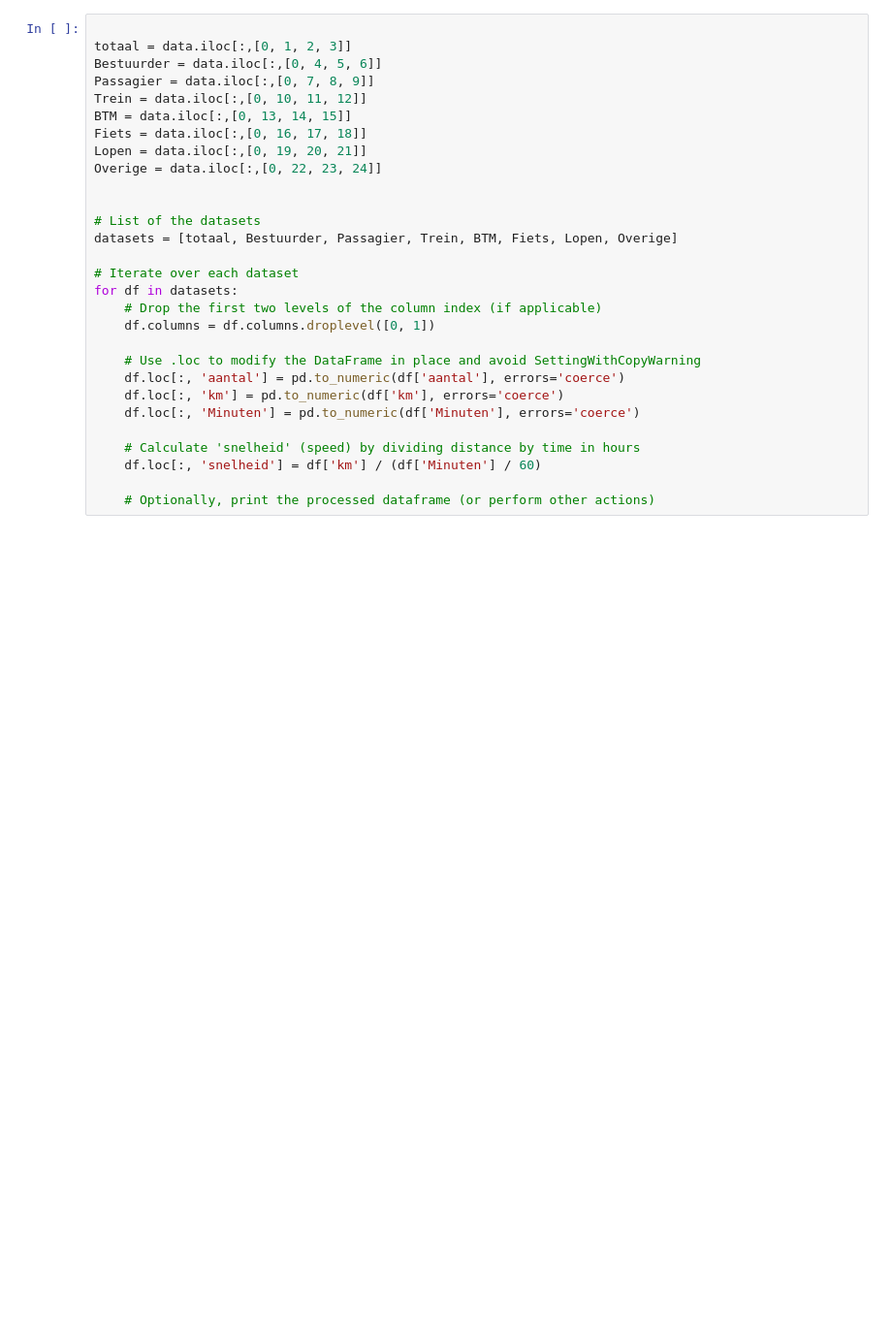
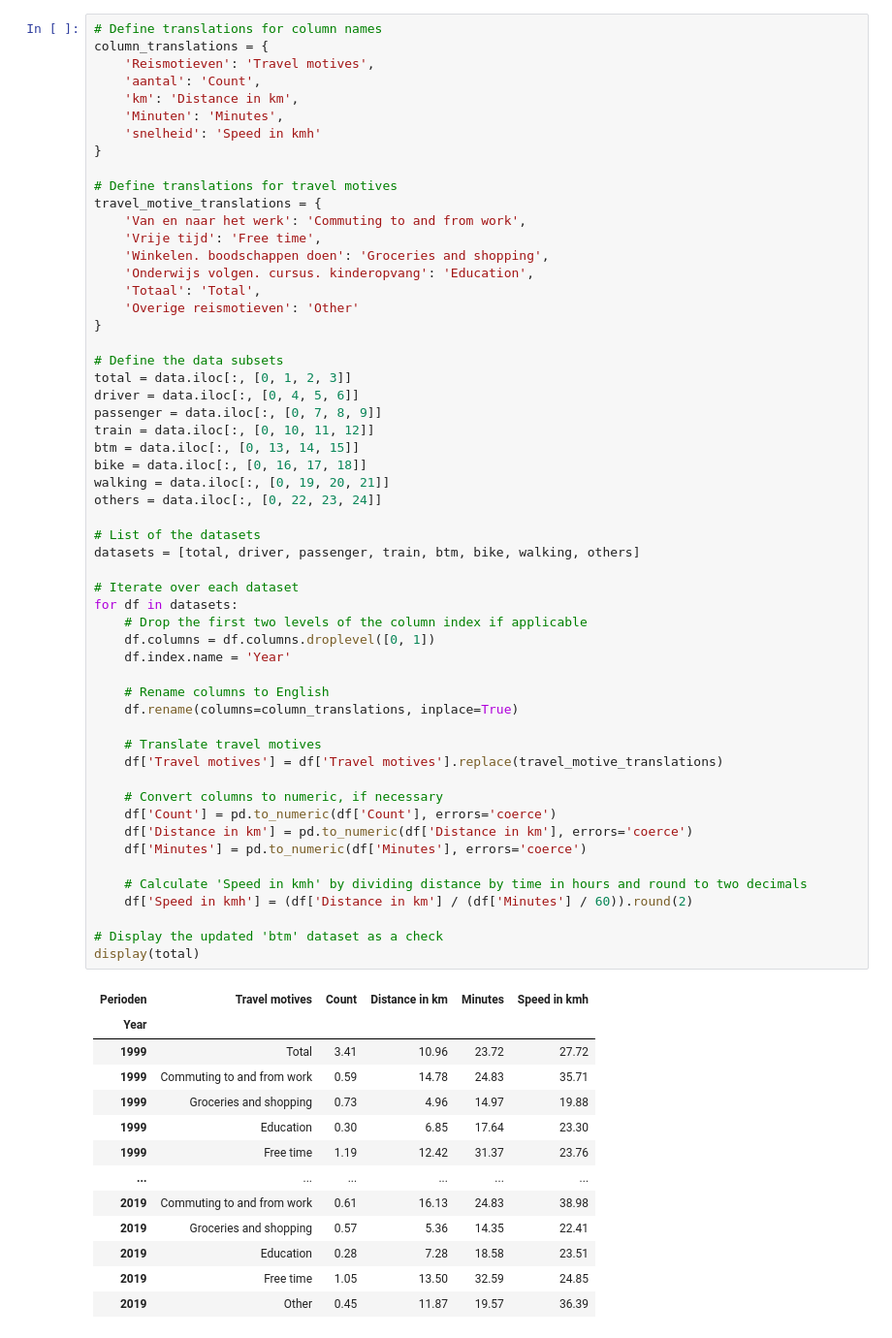
Before and after one commit to WoutevdH/TIL6020-LabAssignments, a Jupyter notebook: test patrick en martijn.ipynb, the cells around one changed output. Shown at 97% size. Saved outputs shown, nothing was run; the diff lists cells and outputs as text; blank space fills up the shorter version.

```diff
--- a/test patrick en martijn.ipynb
+++ b/test patrick en martijn.ipynb
@@ -33,30 +17,69 @@ display(data)
 # %%
+# Define translations for column names
+column_translations = {
+    'Reismotieven': 'Travel motives',
+    'aantal': 'Count',
+    'km': 'Distance in km',
+    'Minuten': 'Minutes',
+    'snelheid': 'Speed in kmh'
+}
 
-totaal = data.iloc[:,[0, 1, 2, 3]]
-Bestuurder = data.iloc[:,[0, 4, 5, 6]]
-Passagier = data.iloc[:,[0, 7, 8, 9]]
-Trein = data.iloc[:,[0, 10, 11, 12]]
-BTM = data.iloc[:,[0, 13, 14, 15]]
-Fiets = data.iloc[:,[0, 16, 17, 18]]
-Lopen = data.iloc[:,[0, 19, 20, 21]]
-Overige = data.iloc[:,[0, 22, 23, 24]]
+# Define translations for travel motives
+travel_motive_translations = {
+    'Van en naar het werk': 'Commuting to and from work',
+    'Vrije tijd': 'Free time',
+    'Winkelen. boodschappen doen': 'Groceries and shopping',
+    'Onderwijs volgen. cursus. kinderopvang': 'Education',
+    'Totaal': 'Total',
+    'Overige reismotieven': 'Other'
+}
 
+# Define the data subsets
+total = data.iloc[:, [0, 1, 2, 3]]
+driver = data.iloc[:, [0, 4, 5, 6]]
+passenger = data.iloc[:, [0, 7, 8, 9]]
+train = data.iloc[:, [0, 10, 11, 12]]
+btm = data.iloc[:, [0, 13, 14, 15]]
+bike = data.iloc[:, [0, 16, 17, 18]]
+walking = data.iloc[:, [0, 19, 20, 21]]
+others = data.iloc[:, [0, 22, 23, 24]]
 
 # List of the datasets
-datasets = [totaal, Bestuurder, Passagier, Trein, BTM, Fiets, Lopen, Overige]
+datasets = [total, driver, passenger, train, btm, bike, walking, others]
 
 # Iterate over each dataset
 for df in datasets:
-    # Drop the first two levels of the column index (if applicable)
+    # Drop the first two levels of the column index if applicable
     df.columns = df.columns.droplevel([0, 1])
+    df.index.name = 'Year'
 
-    # Use .loc to modify the DataFrame in place and avoid SettingWithCopyWarning
-    df.loc[:, 'aantal'] = pd.to_numeric(df['aantal'], errors='coerce')
-    df.loc[:, 'km'] = pd.to_numeric(df['km'], errors='coerce')
-    df.loc[:, 'Minuten'] = pd.to_numeric(df['Minuten'], errors='coerce')
+    # Rename columns to English
+    df.rename(columns=column_translations, inplace=True)
 
-    # Calculate 'snelheid' (speed) by dividing distance by time in hours
-    df.loc[:, 'snelheid'] = df['km'] / (df['Minuten'] / 60)
+    # Translate travel motives
+    df['Travel motives'] = df['Travel motives'].replace(travel_motive_translations)
 
-    # Optionally, print the processed dataframe (or perform other actions)
+    # Convert columns to numeric, if necessary
+    df['Count'] = pd.to_numeric(df['Count'], errors='coerce')
+    df['Distance in km'] = pd.to_numeric(df['Distance in km'], errors='coerce')
+    df['Minutes'] = pd.to_numeric(df['Minutes'], errors='coerce')
+
+    # Calculate 'Speed in kmh' by dividing distance by time in hours and round to two decimals
+    df['Speed in kmh'] = (df['Distance in km'] / (df['Minutes'] / 60)).round(2)
+
+# Display the updated 'btm' dataset as a check
+display(total)
 # %% [output]
+| Perioden | Travel motives | Count | Distance in km | Minutes | Speed in kmh |
+| Year |  |  |  |  |  |
+| 1999 | Total | 3.41 | 10.96 | 23.72 | 27.72 |
+| 1999 | Commuting to and from work | 0.59 | 14.78 | 24.83 | 35.71 |
+| 1999 | Groceries and shopping | 0.73 | 4.96 | 14.97 | 19.88 |
+| 1999 | Education | 0.30 | 6.85 | 17.64 | 23.30 |
+| 1999 | Free time | 1.19 | 12.42 | 31.37 | 23.76 |
+| ... | ... | ... | ... | ... | ... |
+| 2019 | Commuting to and from work | 0.61 | 16.13 | 24.83 | 38.98 |
+| 2019 | Groceries and shopping | 0.57 | 5.36 | 14.35 | 22.41 |
+| 2019 | Education | 0.28 | 7.28 | 18.58 | 23.51 |
+| 2019 | Free time | 1.05 | 13.50 | 32.59 | 24.85 |
+| 2019 | Other | 0.45 | 11.87 | 19.57 | 36.39 |
```
Also changed, not shown: parts of 9 cells of this notebook.
